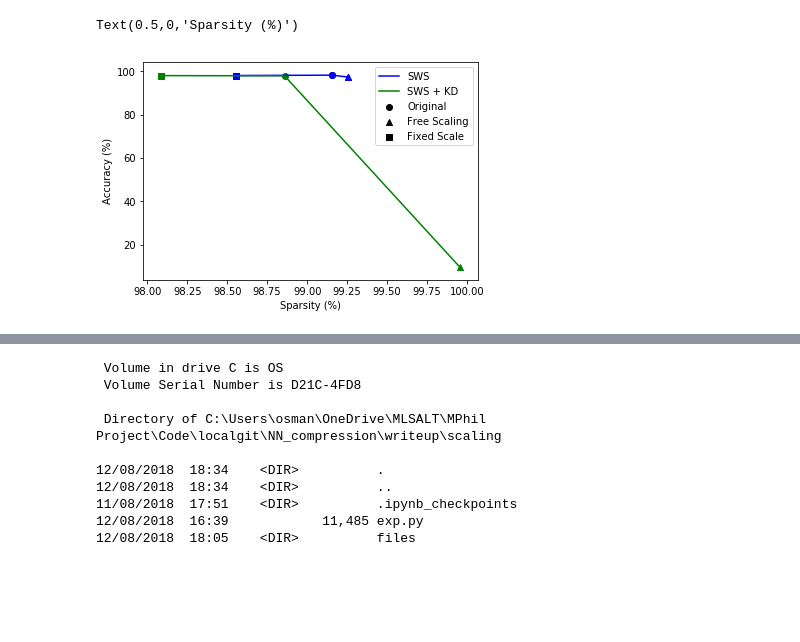
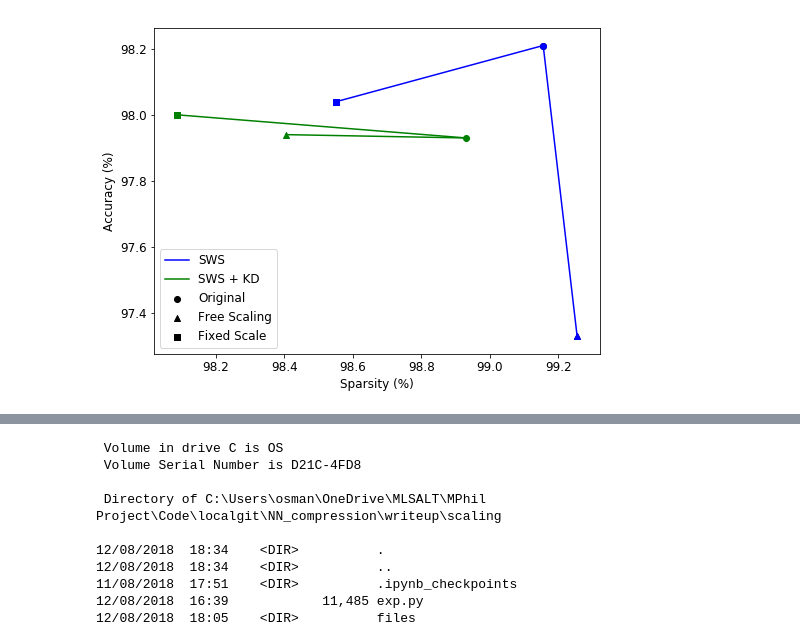
Before and after one commit to okz12/NN_compression, a Jupyter notebook: writeup/scaling/scaling_vis.ipynb, the cells around one changed output, grey strips where cells are left out. Drawn from its saved outputs; the diff is of its cells as text; code cells hidden in the pictures; blank space fills up the shorter version.

```diff
--- a/writeup/scaling/scaling_vis.ipynb
+++ b/writeup/scaling/scaling_vis.ipynb
@@ -46,8 +46,8 @@ else:
     swsr = loadfile(1, 0.1, 1000, 1000, 1e-6, int(0), 16, model, scaling=False, model_save_dir = "../sws/files", dset = dset)
     swssr = loadfile(1, 0.1, 1000, 1000, 2e-6, int(0), 16, model, scaling=True, model_save_dir = "./files", dset = dset)
     swssfr = loadfile(1, 0.1, 1000, 1000, 2e-6, int(0), 16, model, scaling=True, model_save_dir = "./files", fn="_S0", dset = dset)
-    kdr = loadfile(250, 10, 2500, 1250, 2e-7, 3, 16, model, model_save_dir = "../vastkd/files", scaling=False, fn = "", dset = dset)
-    kdsr = loadfile(250, 10, 2500, 1250, 2e-7, 4, 16, model, model_save_dir = "./files", scaling=True, fn = "_MSE", dset = dset)
+    kdr = loadfile(250, 10, 2500, 1250, 2e-7, 3, 16, model, model_save_dir = "./files", scaling=False, fn = "_MSE", dset = dset)
+    kdsr = loadfile(250, 10, 2500, 1250, 2.5e-7, 3, 16, model, model_save_dir = "./files", scaling=True, fn = "_MSE", dset = dset)
     kdsfr = loadfile(250, 10, 2500, 1250, 2e-7, 4, 16, model, model_save_dir = "./files", scaling=True, fn = "_MSE_S0", dset = dset)
 s_exp = pd.DataFrame(columns = ["method", "acc", "sp"])
 s_exp.loc[0] = (["sws", swsr["prune_acc"]["test"], swsr["sparsity"]])
@@ -63,32 +63,35 @@ ssf = s_exp.query("method == \'swssf\'")
 kd = s_exp.query("method == \'kd\'")
 kds = s_exp.query("method == \'kds\'")
 kdsf = s_exp.query("method == \'kdsf\'")
 
 
+plt.figure(figsize=(8,6))
 ### Building Legend
 plt.scatter(s['sp'], s['acc'],  color = 'k', marker = 'o', label = "Original")
 plt.scatter(ss['sp'], ss['acc'],  color = 'k', marker = '^', label = "Free Scaling")
 plt.scatter(ssf['sp'], ssf['acc'],  color = 'k', marker = 's', label = "Fixed Scale")
 
 #Plot lines
 plt.plot([float(s['sp']), float(ss['sp'])], [float(s['acc']), float(ss['acc'])], color = 'b', label = "SWS")
 plt.plot([float(s['sp']), float(ssf['sp'])], [float(s['acc']), float(ssf['acc'])], color = 'b')
 plt.plot([float(kd['sp']), float(kds['sp'])], [float(kd['acc']), float(kds['acc'])], color = 'g', label = "SWS + KD")
 plt.plot([float(kd['sp']), float(kdsf['sp'])], [float(kd['acc']), float(kdsf['acc'])],color = 'g')
 
 plt.legend()
 
 #Plot scatter
 plt.scatter(s['sp'], s['acc'],  color = 'b', marker = 'o', label = "Original")
 plt.scatter(ss['sp'], ss['acc'], color = 'b', marker = '^', label = "Free Scaling")
 plt.scatter(ssf['sp'], ssf['acc'], color = 'b', marker = 's', label = "Fixed Scale")
 
 plt.scatter(kd['sp'], kd['acc'], color = 'g', marker = 'o')
 plt.scatter(kds['sp'], kds['acc'], color = 'g', marker = '^')
 plt.scatter(kdsf['sp'], kdsf['acc'], color = 'g', marker = 's')
 
 plt.ylabel('Accuracy (%)')
 plt.xlabel('Sparsity (%)')
+
+#plt.savefig('figs/swstau.eps', format='eps', dpi=1000, bbox_inches='tight')
+plt.show()
 # %% [output]
-Text(0.5,0,'Sparsity (%)')
-[figure, old version]
+[figure, new version]
```
Also changed, not shown: parts of 2 cells of this notebook, 2 other files.
